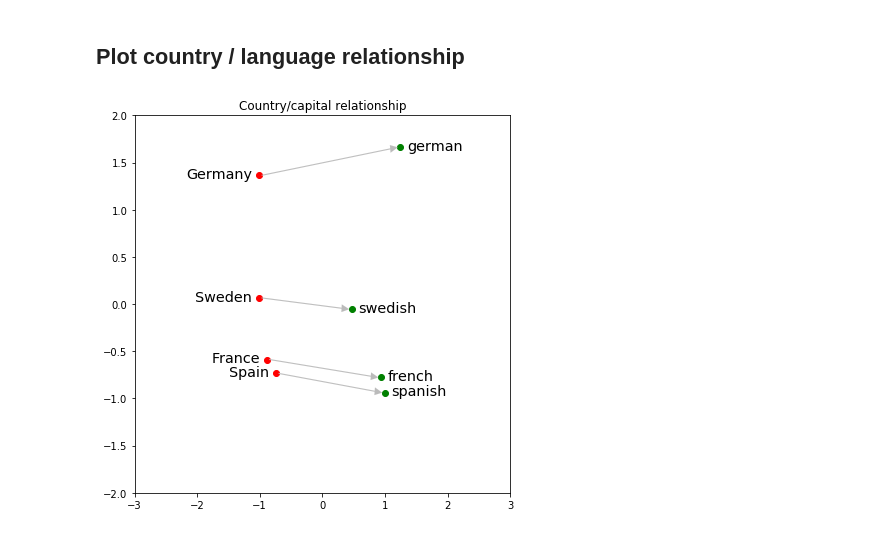
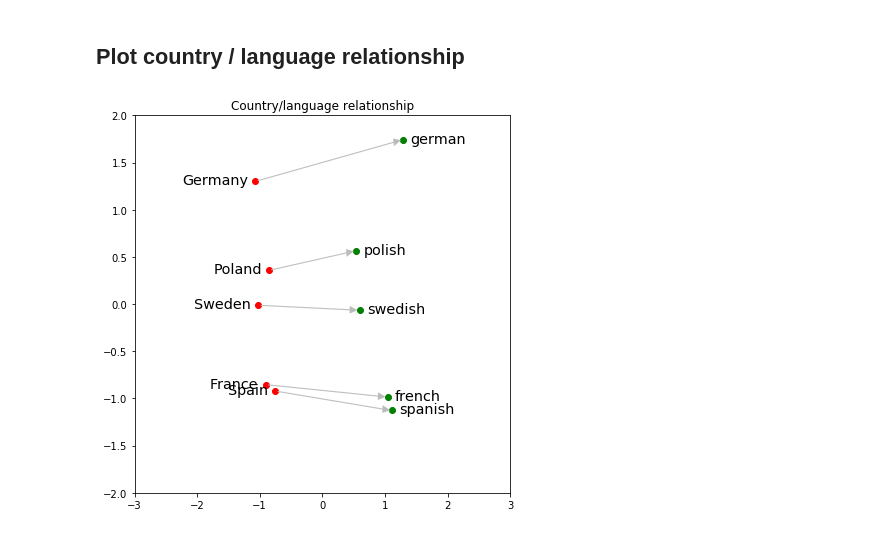
Before and after one commit to asprenger/ml_workshop, a Jupyter notebook: 2.7 - Plot word relationships.ipynb, the cells around one changed output. Cells and saved outputs as stored; diff of their text form; code cells hidden in the pictures.

```diff
--- a/2.7 - Plot word relationships.ipynb
+++ b/2.7 - Plot word relationships.ipynb
@@ -105,10 +107,12 @@ plot_word_vectors(vectors, x1=-3, x2=3, y1=-2, y2=2, title='Country/capital rela
 # %%
 words = ['Germany', 'german',
          'France', 'french',
          'Spain', 'spanish',
-         'Sweden', 'swedish']
+         'Sweden', 'swedish',
+         'Poland', 'polish'
+        ]
 
 vectors = [token_vec(word.lower(), vocab, W) for word in words]
-plot_word_vectors(vectors, x1=-3, x2=3, y1=-2, y2=2, title='Country/capital relationship')
+plot_word_vectors(vectors, x1=-3, x2=3, y1=-2, y2=2, title='Country/language relationship')
 # %% [output]
-[figure, old version]
+[figure, new version]
```
Also changed, not shown: parts of 1 cell of this notebook, 17 other files.
